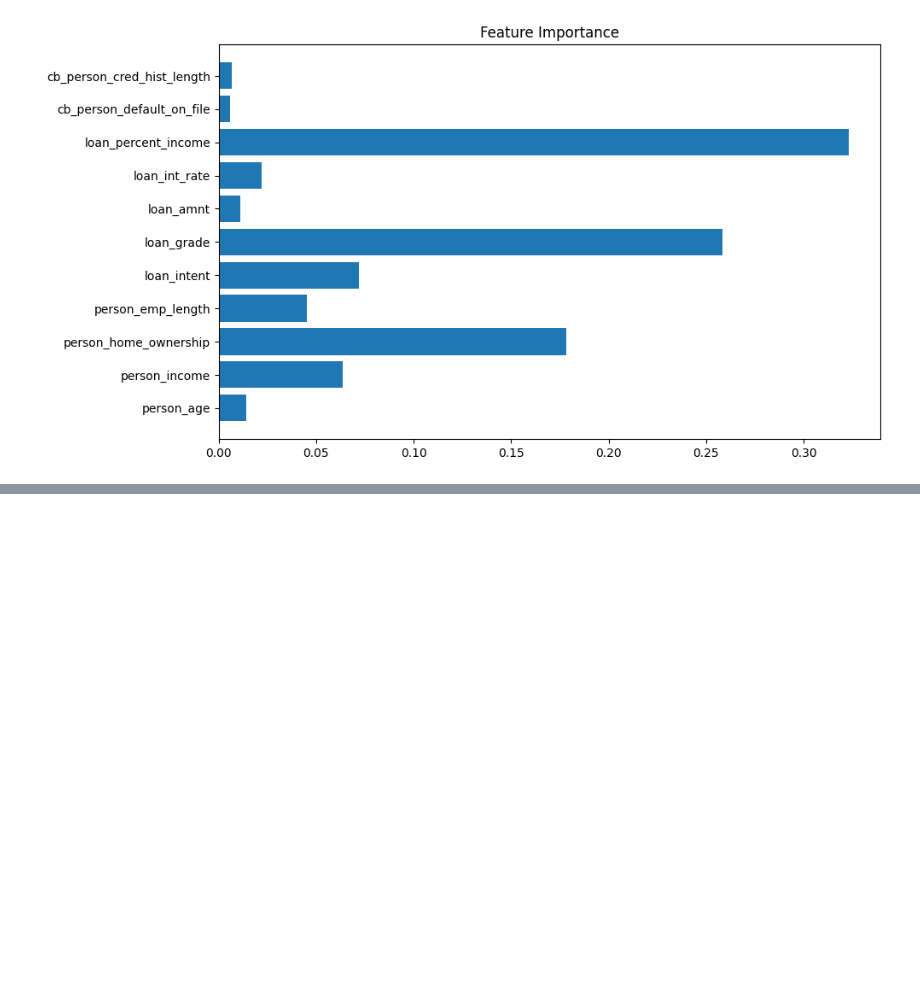
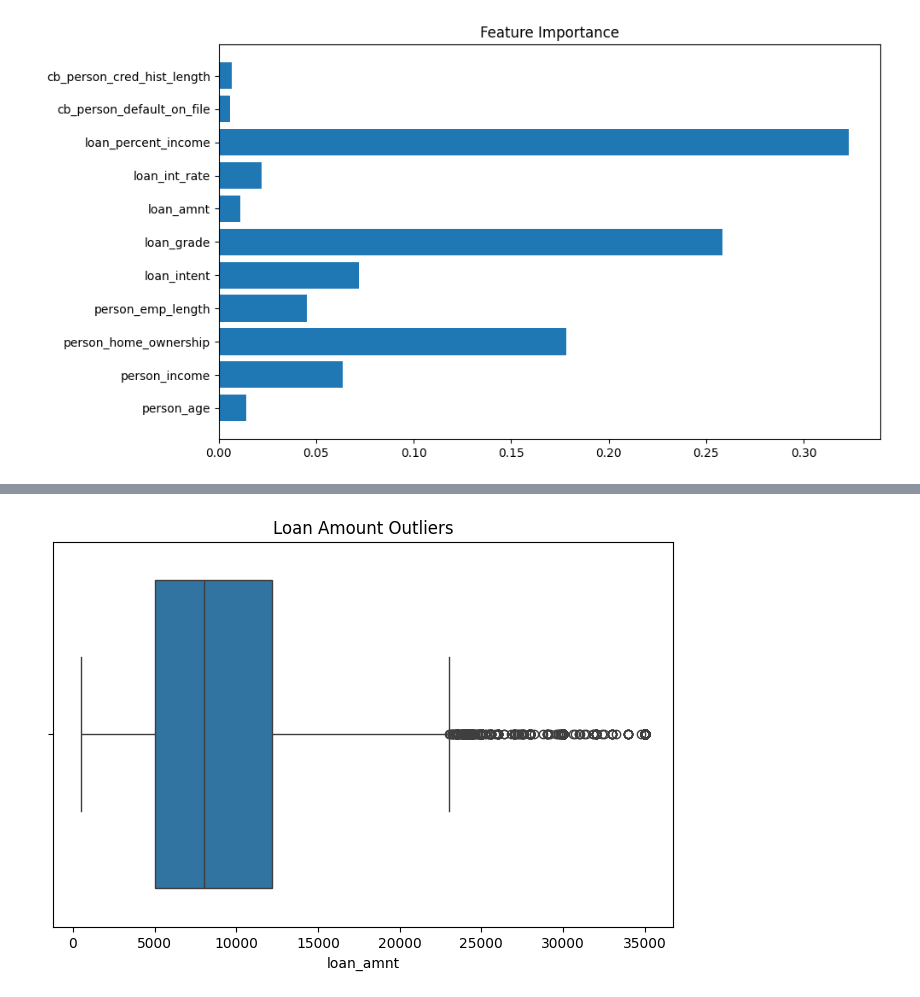
Before and after one commit to Monalisaturaka14/XGBOASTER-FOR-CREDIT-RISK-USING-MACHINE-MACHINNE-LEARNING, a Jupyter notebook: XGBOASTER_FOR_CREDIT_RISK_USING_MACHINE_LEARNING_ipynb.ipynb, the cells around one changed output, grey strips where cells are left out. Saved outputs shown, nothing was run; the diff lists cells and outputs as text; code cells hidden in the pictures; blank space fills up the shorter version.

```diff
--- a/XGBOASTER_FOR_CREDIT_RISK_USING_MACHINE_LEARNING_ipynb.ipynb
+++ b/XGBOASTER_FOR_CREDIT_RISK_USING_MACHINE_LEARNING_ipynb.ipynb
@@ -222,0 +318,7 @@ plt.show()
+# %%
+plt.figure(figsize=(8,5))
+sns.boxplot(x=df['loan_amnt'])
+plt.title("Loan Amount Outliers")
+plt.show()
+# %% [output]
+[figure, added]
```
Also changed, not shown: parts of 7 cells of this notebook.
